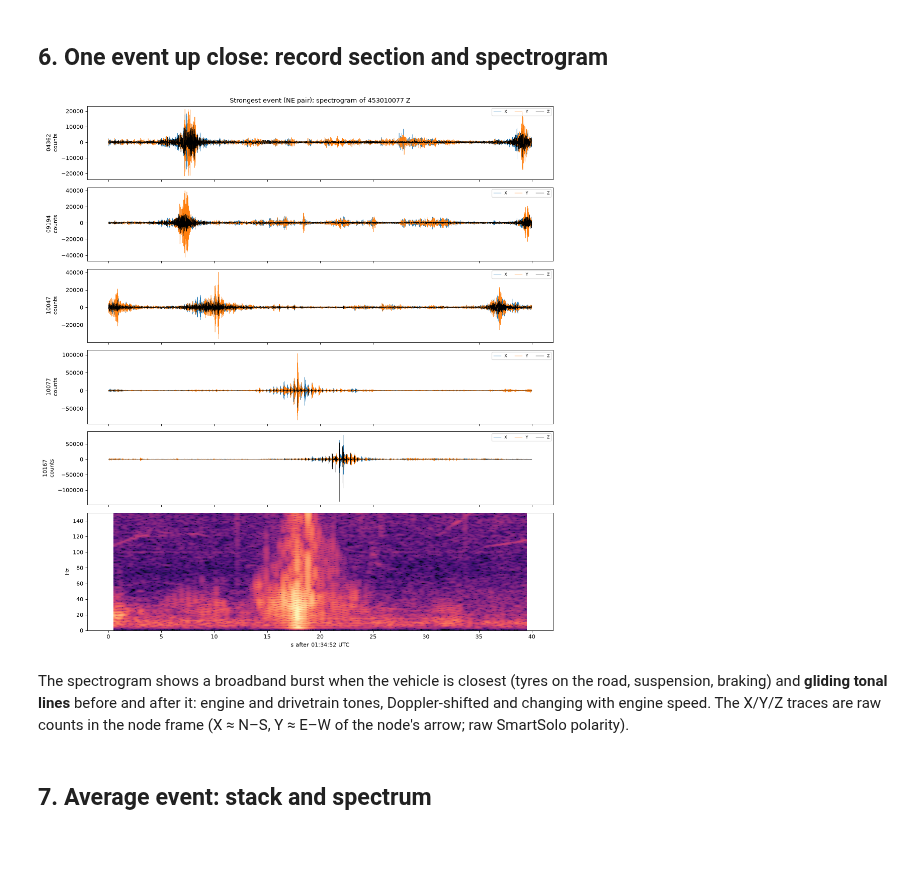
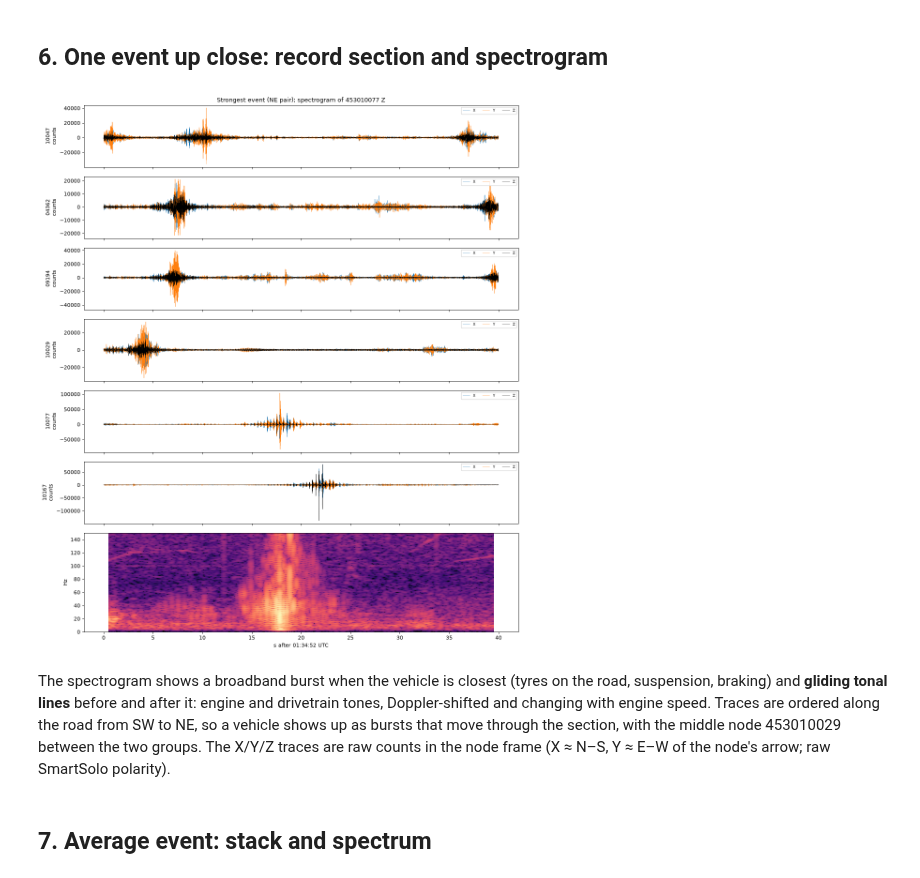
Before and after one commit to TobbeTripitaka/node_toolbox, a Jupyter notebook: notebooks/break_test.ipynb, the cells around one changed output. Saved outputs shown, nothing was run; the diff lists cells and outputs as text; code cells hidden in the pictures; blank space fills up the shorter version.

Commit message:
Break test: add node 453010029 (midway between the SW group and NE pair)

```diff
--- a/notebooks/break_test.ipynb
+++ b/notebooks/break_test.ipynb
@@ -18,7 +18,7 @@ plt.rcParams["figure.dpi"] = 80
 
 BT = Path("../data/break_test")
 SERIALS = sorted(p.name for p in BT.iterdir() if p.is_dir())
-COL = dict(zip(SERIALS, ["C4", "C0", "C1", "C2", "C3"]))
+COL = dict(zip(SERIALS, ["C4", "C0", "C5", "C1", "C2", "C3"]))
 def dld_file(serial, session=0, comp="Z"):
     return next((BT / serial).glob(f"*/seis{session:03d}{comp}.DLD"))
 def read3(serial, session, t0=None, t1=None):
@@ -91,6 +93,8 @@ dist = pd.DataFrame({a: {b: loc.distance_m(d0.latitude[a], d0.longitude[a], d0.l
 SW_GROUP = ["453009194", "453004362", "453010047"]       # 453004362 stands 5 m from 453009194
 SW, NE = ["453009194", "453010047"], ["453010077", "453010167"]   # pairs used for detection (21 m and 12 m)
 GROUP = {"SW": SW_GROUP, "NE": NE}
+MID = "453010029"                                          # midway: 41 m from the SW group, 61 m from the NE pair
+ORDER = sorted(SERIALS, key=lambda s: dist.loc["453010047", s])   # along the road, SW → NE
 PAIR_DIST = float(np.mean([dist.loc[a, b] for a in SW for b in NE]))
 print(f"pair spacing SW–NE ≈ {PAIR_DIST:.0f} m"); dist
 # %% [output]
@@ -287,21 +293,21 @@ plt.tight_layout()
 # %%
 EV = top.iloc[np.argmax(top.snr.values)]
 t0, t1 = UTCDateTime(EV.time.to_pydatetime()) - 20, UTCDateTime(EV.time.to_pydatetime()) + 20
-fig, axes = plt.subplots(6, 1, figsize=(13, 14), sharex=True, gridspec_kw=dict(height_ratios=[1, 1, 1, 1, 1, 1.6]))
-for ax, s in zip(axes, SERIALS):
+fig, axes = plt.subplots(len(ORDER) + 1, 1, figsize=(13, 15), sharex=True, gridspec_kw=dict(height_ratios=[1] * len(ORDER) + [1.6]))
+for ax, s in zip(axes, ORDER):
     st = read3(s, 0, t0, t1); st.detrend("demean"); st.filter("bandpass", freqmin=5, freqmax=120)
     for tr, c in zip(st, ["C0", "C1", "k"]):
         ax.plot(tr.times(), tr.data, lw=.4, color=c, label=tr.stats.channel)
     ax.set_ylabel(f"{s[-5:]}\ncounts"); ax.legend(loc="upper right", fontsize=7, ncol=3)
 z = read3(EV.pair == "SW" and SW[0] or NE[0], 0, t0, t1).select(channel="Z")[0]
-axes[5].specgram(z.data.astype(float) - z.data.mean(), Fs=500, NFFT=512, noverlap=480, cmap="magma", vmin=-20)
-axes[5].set(ylim=(0, 150), ylabel="Hz", xlabel=f"s after {t0.strftime('%H:%M:%S')} UTC")
+axes[-1].specgram(z.data.astype(float) - z.data.mean(), Fs=500, NFFT=512, noverlap=480, cmap="magma", vmin=-20)
+axes[-1].set(ylim=(0, 150), ylabel="Hz", xlabel=f"s after {t0.strftime('%H:%M:%S')} UTC")
 axes[0].set_title(f"Strongest event ({EV.pair} pair); spectrogram of {(SW if EV.pair == 'SW' else NE)[0]} Z")
 plt.tight_layout()
 # %% [output]
-[figure, old version]
+[figure, new version]
 # %% [markdown]
-The spectrogram shows a broadband burst when the vehicle is closest (tyres on the road, suspension, braking) and **gliding tonal lines** before and after it: engine and drivetrain tones, Doppler-shifted and changing with engine speed. The X/Y/Z traces are raw counts in the node frame (X ≈ N–S, Y ≈ E–W of the node's arrow; raw SmartSolo polarity).
+The spectrogram shows a broadband burst when the vehicle is closest (tyres on the road, suspension, braking) and **gliding tonal lines** before and after it: engine and drivetrain tones, Doppler-shifted and changing with engine speed. Traces are ordered along the road from SW to NE, so a vehicle shows up as bursts that move through the section, with the middle node 453010029 between the two groups. The X/Y/Z traces are raw counts in the node frame (X ≈ N–S, Y ≈ E–W of the node's arrow; raw SmartSolo polarity).
 # %% [markdown]
 ## 7. Average event: stack and spectrum
 # %%
```
Also changed, not shown: parts of 11 cells of this notebook, 15 other files.
